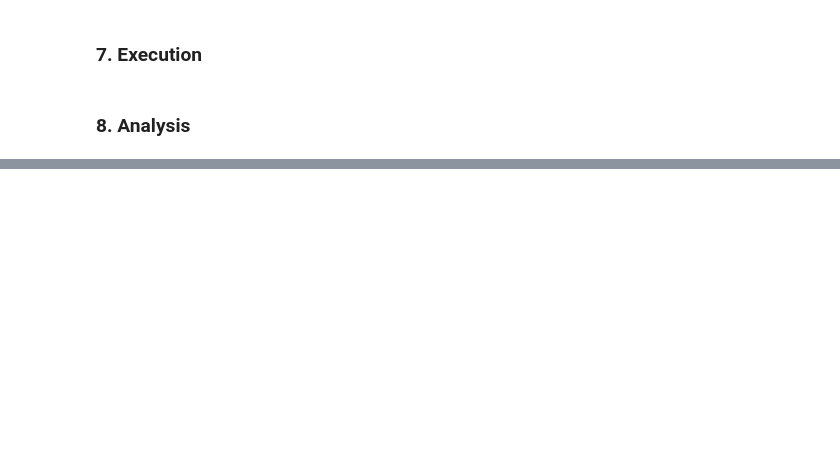
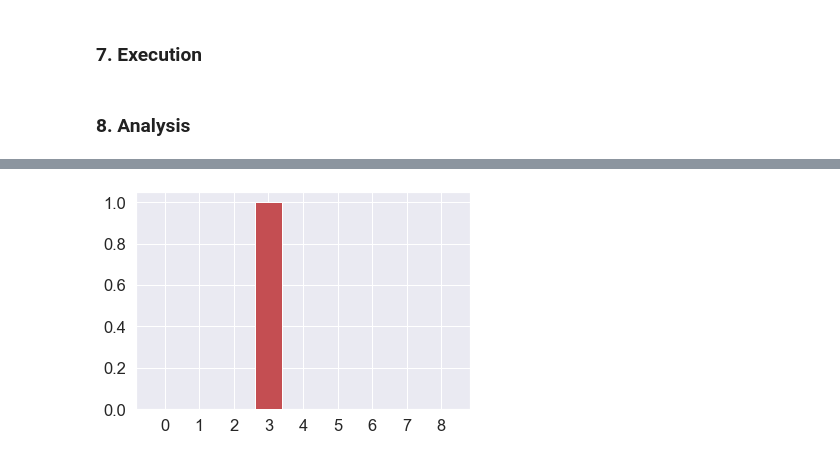
Before and after one commit to ActiveInferenceInstitute/ActiveBlockference, a Jupyter notebook: 01_actinf_radcad.ipynb, the cells around one changed output, grey strips where cells are left out. Drawn from its saved outputs; the diff is of its cells as text; code cells hidden in the pictures; blank space fills up the shorter version.

Commit message:
added plot, updated notes

```diff
--- a/01_actinf_radcad.ipynb
+++ b/01_actinf_radcad.ipynb
@@ -308,0 +293,4 @@ df
+# %%
+u.plot_beliefs(df['prior'][99])
+# %% [output]
+[figure, added]
```
Also changed, not shown: parts of 9 cells of this notebook.
